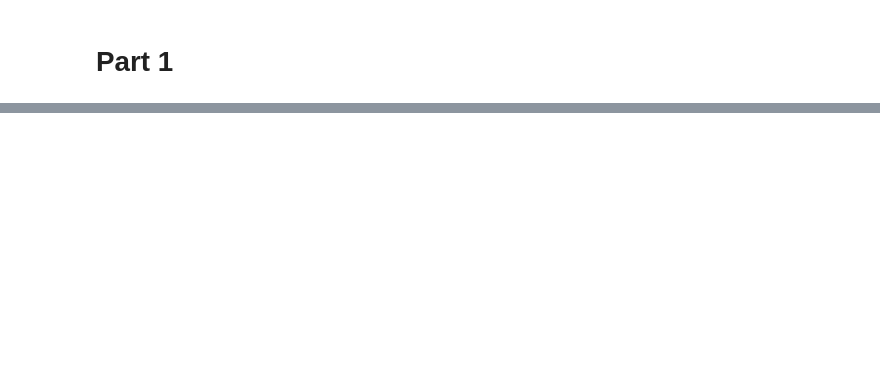
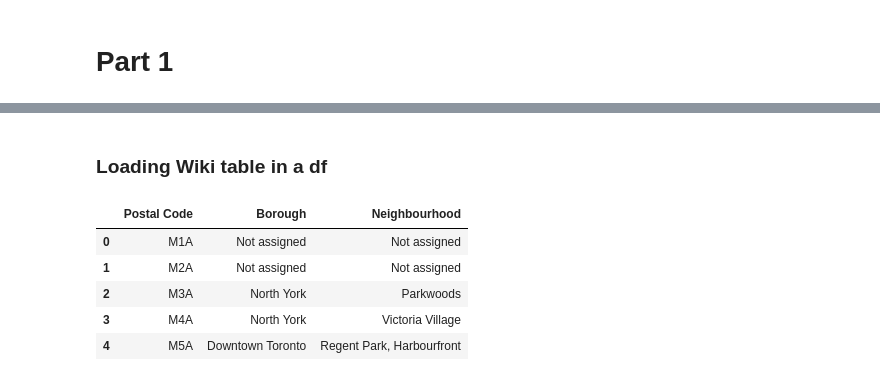
Before and after one commit to Ljiljanank/Capstone-Projekt, a Jupyter notebook: Segmenting and Clustering Neighborhoods in Toronto.ipynb, the cells around one changed output, grey strips where cells are left out. Cells and saved outputs as stored; diff of their text form; code cells hidden in the pictures; blank space fills up the shorter version.

```diff
--- a/Segmenting and Clustering Neighborhoods in Toronto.ipynb
+++ b/Segmenting and Clustering Neighborhoods in Toronto.ipynb
@@ -2,0 +24,19 @@
+# %% [markdown]
+### Loading Wiki table in a df
+# %%
+Toronto = requests.get("https://en.wikipedia.org/wiki/List_of_postal_codes_of_Canada:_M")
+
+soup = BeautifulSoup(Toronto.content,'lxml')
+
+table = soup.find_all('table')[0]
+
+df = pd.read_html(str(table))[0]
+
+df.head()
+# %% [output]
+|  | Postal Code | Borough | Neighbourhood |
+| 0 | M1A | Not assigned | Not assigned |
+| 1 | M2A | Not assigned | Not assigned |
+| 2 | M3A | North York | Parkwoods |
+| 3 | M4A | North York | Victoria Village |
+| 4 | M5A | Downtown Toronto | Regent Park, Harbourfront |
```
Also changed, not shown: parts of 20 cells of this notebook.
